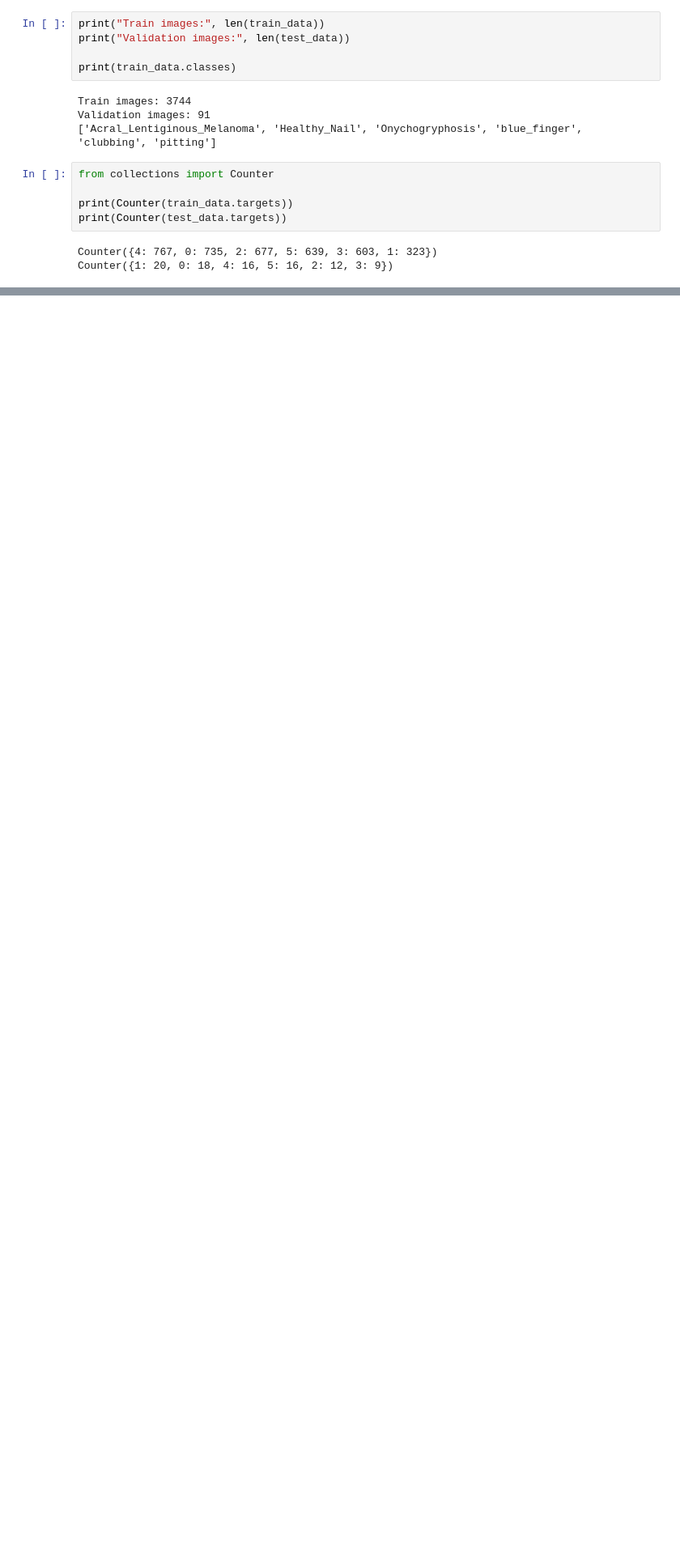
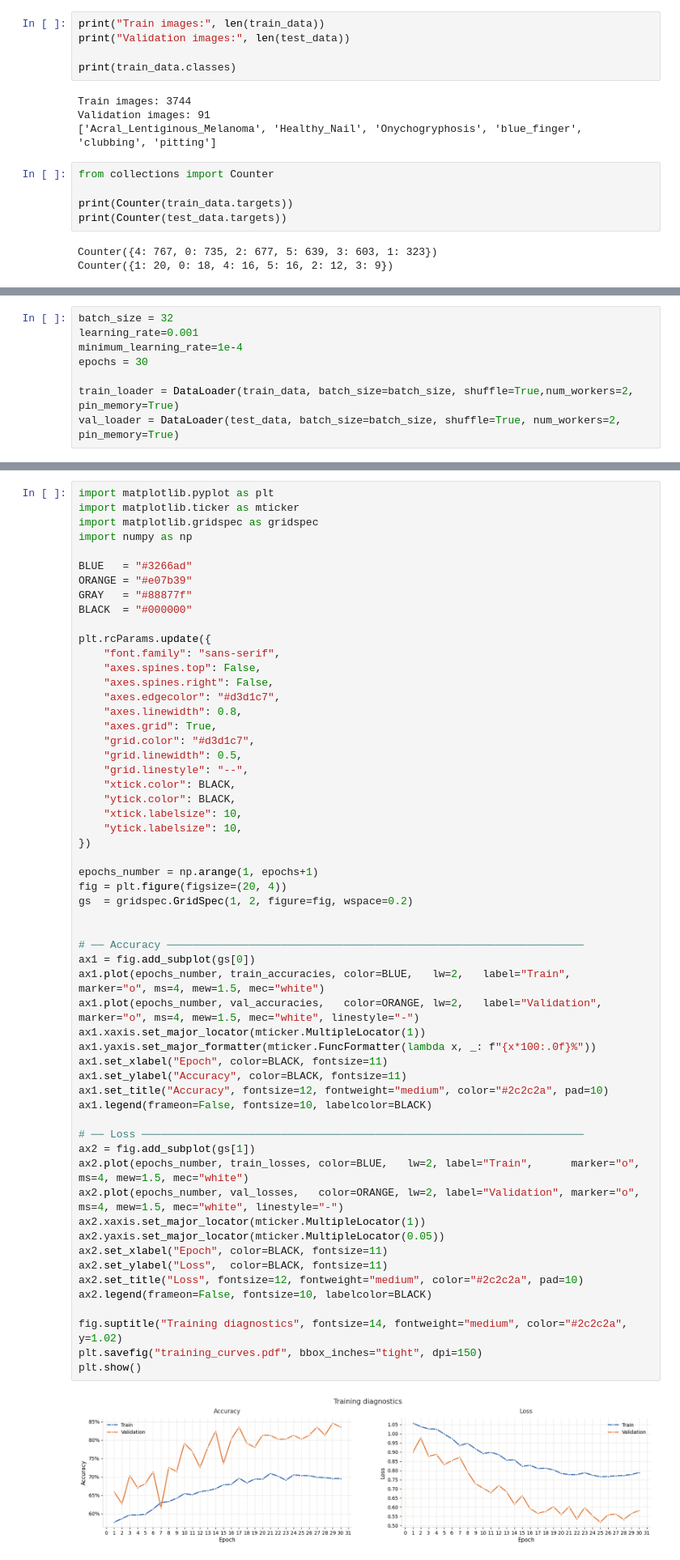
Before and after one commit to jobayer360s/Computer-Vision-and-Pattern-Recognition, a Jupyter notebook: CNN_23_50647_1.ipynb, the cells around one changed output, grey strips where cells are left out. Shown at 81% size. Saved outputs shown, nothing was run; the diff lists cells and outputs as text; blank space fills up the shorter version.

```diff
--- a/CNN_23_50647_1.ipynb
+++ b/CNN_23_50647_1.ipynb
@@ -74,0 +98,8 @@ Counter({1: 20, 0: 18, 4: 16, 5: 16, 2: 12, 3: 9})
+# %%
+batch_size = 32
+learning_rate=0.001
+minimum_learning_rate=1e-4
+epochs = 30
+
+train_loader = DataLoader(train_data, batch_size=batch_size, shuffle=True,num_workers=2, pin_memory=True)
+val_loader = DataLoader(test_data, batch_size=batch_size, shuffle=True, num_workers=2, pin_memory=True)
@@ -74,0 +287,59 @@ Counter({1: 20, 0: 18, 4: 16, 5: 16, 2: 12, 3: 9})
+# %%
+import matplotlib.pyplot as plt
+import matplotlib.ticker as mticker
+import matplotlib.gridspec as gridspec
+import numpy as np
+
+BLUE   = "#3266ad"
+ORANGE = "#e07b39"
+GRAY   = "#88877f"
+BLACK  = "#000000"
+
+plt.rcParams.update({
+    "font.family": "sans-serif",
+    "axes.spines.top": False,
+    "axes.spines.right": False,
+    "axes.edgecolor": "#d3d1c7",
+    "axes.linewidth": 0.8,
+    "axes.grid": True,
+    "grid.color": "#d3d1c7",
+    "grid.linewidth": 0.5,
+    "grid.linestyle": "--",
+    "xtick.color": BLACK,
+    "ytick.color": BLACK,
+    "xtick.labelsize": 10,
+    "ytick.labelsize": 10,
+})
+
+epochs_number = np.arange(1, epochs+1)
+fig = plt.figure(figsize=(20, 4))
+gs  = gridspec.GridSpec(1, 2, figure=fig, wspace=0.2)
+
+
+# ── Accuracy ──────────────────────────────────────────────────────────────────
+ax1 = fig.add_subplot(gs[0])
+ax1.plot(epochs_number, train_accuracies, color=BLUE,   lw=2,   label="Train",      marker="o", ms=4, mew=1.5, mec="white")
+ax1.plot(epochs_number, val_accuracies,   color=ORANGE, lw=2,   label="Validation", marker="o", ms=4, mew=1.5, mec="white", linestyle="-")
+ax1.xaxis.set_major_locator(mticker.MultipleLocator(1))
+ax1.yaxis.set_major_formatter(mticker.FuncFormatter(lambda x, _: f"{x*100:.0f}%"))
+ax1.set_xlabel("Epoch", color=BLACK, fontsize=11)
+ax1.set_ylabel("Accuracy", color=BLACK, fontsize=11)
+ax1.set_title("Accuracy", fontsize=12, fontweight="medium", color="#2c2c2a", pad=10)
+ax1.legend(frameon=False, fontsize=10, labelcolor=BLACK)
+
+# ── Loss ──────────────────────────────────────────────────────────────────────
+ax2 = fig.add_subplot(gs[1])
+ax2.plot(epochs_number, train_losses, color=BLUE,   lw=2, label="Train",      marker="o", ms=4, mew=1.5, mec="white")
+ax2.plot(epochs_number, val_losses,   color=ORANGE, lw=2, label="Validation", marker="o", ms=4, mew=1.5, mec="white", linestyle="-")
+ax2.xaxis.set_major_locator(mticker.MultipleLocator(1))
+ax2.yaxis.set_major_locator(mticker.MultipleLocator(0.05))
+ax2.set_xlabel("Epoch", color=BLACK, fontsize=11)
+ax2.set_ylabel("Loss",  color=BLACK, fontsize=11)
+ax2.set_title("Loss", fontsize=12, fontweight="medium", color="#2c2c2a", pad=10)
+ax2.legend(frameon=False, fontsize=10, labelcolor=BLACK)
+
+fig.suptitle("Training diagnostics", fontsize=14, fontweight="medium", color="#2c2c2a", y=1.02)
+plt.savefig("training_curves.pdf", bbox_inches="tight", dpi=150)
+plt.show()
+# %% [output]
+[figure, added]
```
Also changed, not shown: parts of 11 cells of this notebook.
